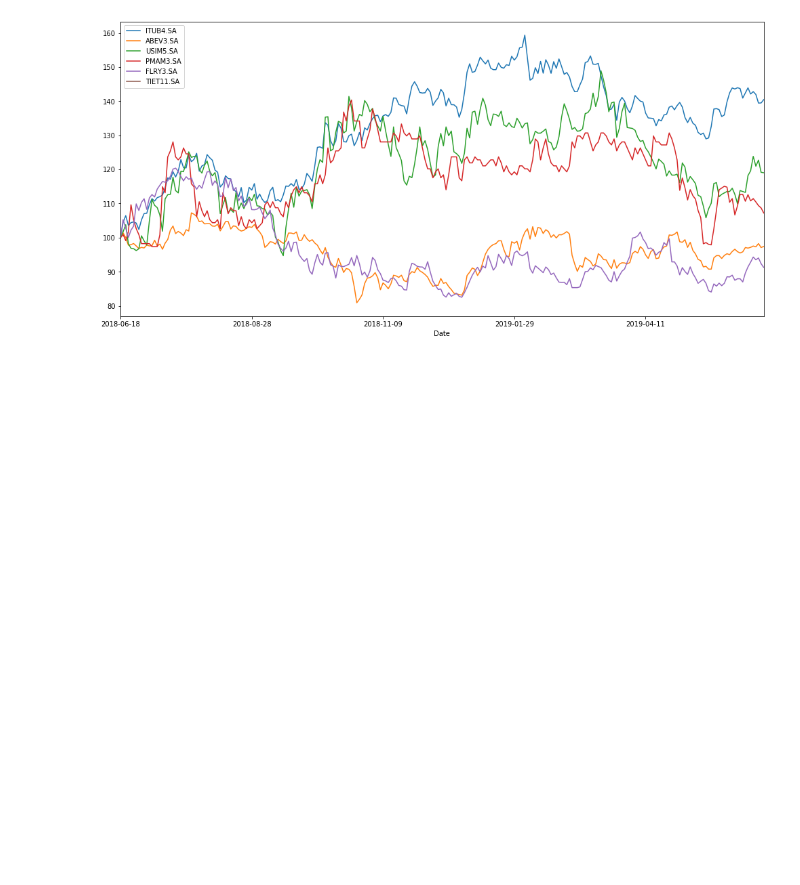
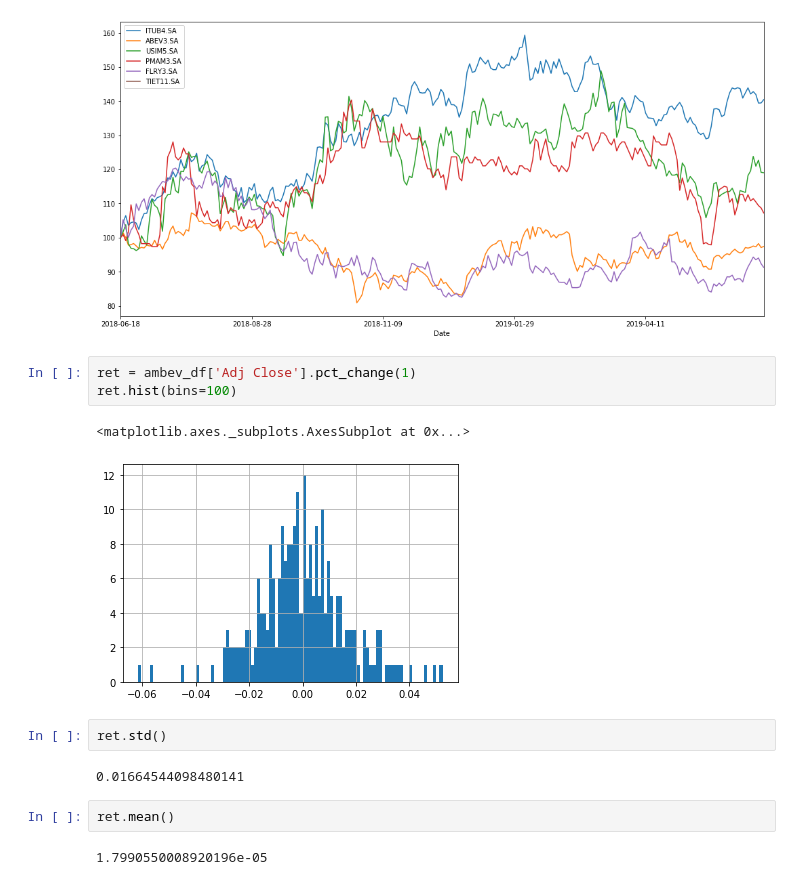
Before and after one commit to albertoivo/nossasrotas-finance, a Jupyter notebook: Buy & Hold.ipynb, the cells around one changed output. Cells and saved outputs as stored; diff of their text form; blank space fills up the shorter version.

```diff
--- a/Buy & Hold.ipynb
+++ b/Buy & Hold.ipynb
@@ -27,3 +27,17 @@ portfolio_adj_close = pd.read_csv('csv/portfolio_adj_close.csv', index_col=0)
 (portfolio_adj_close / portfolio_adj_close.iloc[0] * 100).plot(figsize=(17,8));
 # %% [output]
 [figure]
+# %%
+ret = ambev_df['Adj Close'].pct_change(1)
+ret.hist(bins=100)
+# %% [output]
+<matplotlib.axes._subplots.AxesSubplot at 0x...>
+[figure, added]
+# %%
+ret.std()
+# %% [output]
+0.01664544098480141
+# %%
+ret.mean()
+# %% [output]
+1.7990550008920196e-05
```
Also changed, not shown: parts of 1 cell of this notebook, 1 other file.
